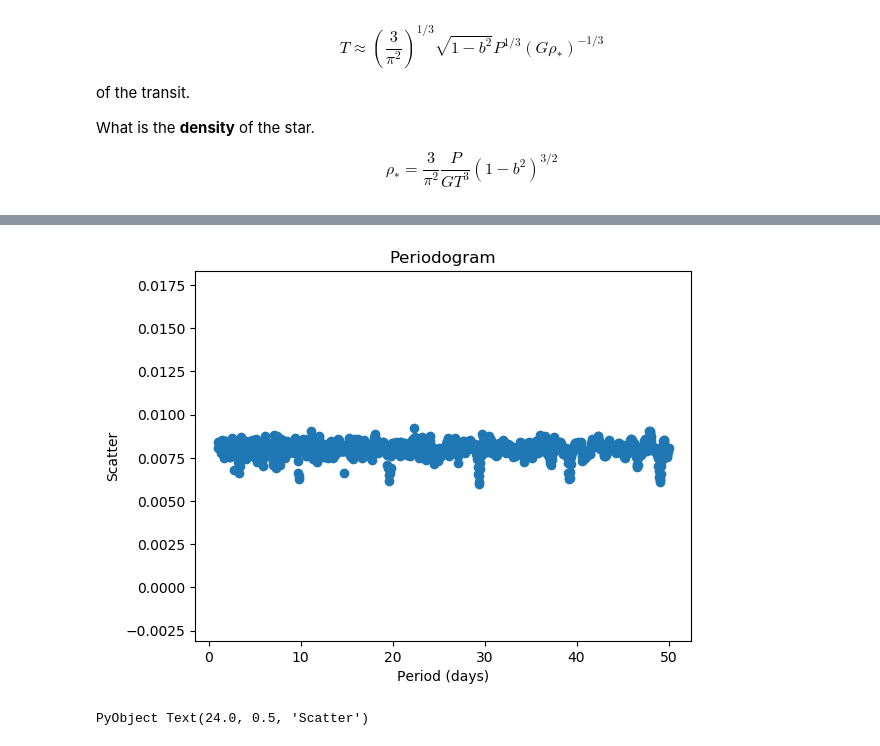
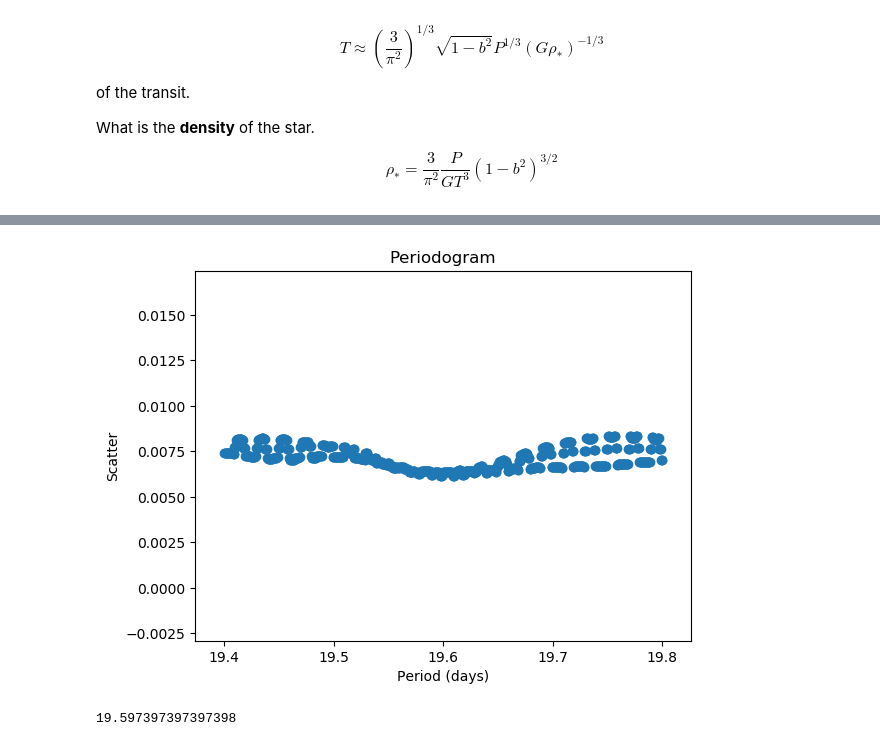
Before and after one commit to curriem/exoplanets_class, a Jupyter notebook: hw2/exoplanets_hw2.ipynb, the cells around one changed output, grey strips where cells are left out. Drawn from its saved outputs; the diff is of its cells as text; code cells hidden in the pictures.

```diff
--- a/hw2/exoplanets_hw2.ipynb
+++ b/hw2/exoplanets_hw2.ipynb
@@ -262,15 +263,19 @@ end;
 # %%
-function smooth(y; k=2)
+function smooth(y; num_neighbors=2)
+    # Make an array to store the smoothed values
     smoothed_ys = []
     for (i, y_i) in enumerate(y)
-        left = convert(Int64, maximum([1, floor(i - k / 2)]))
-        right = convert(Int64, minimum([size(y)[1], floor(i + k / 2)]))
+        # Perform bounds checking to make sure we don't go beyond the edges of the array
+        left = convert(Int64, maximum([1, floor(i - num_neighbors / 2)]))
+        right = convert(Int64, minimum([size(y)[1], floor(i + num_neighbors / 2)]))
         num = 0
         total = 0
+        # Loop over data and accumulate values
         for j in range(left, stop=right)
             num += 1
             total += y[j]
         end
+        # Append average to smoothed values array
         append!(smoothed_ys, total / num)
     end
     return smoothed_ys
@@ -305,10 +352,13 @@ scatter()
 # %%
-Ps = collect(range(1, stop=50, length=1000))
+Ps = collect(range(19.4, stop=19.8, length=1000))
 scatters = periodogram(smooth(flux, k=10), time, Ps)
+figure()
 scatter(Ps, scatters)
 title("Periodogram")
 xlabel("Period (days)")
 ylabel("Scatter")
+show()
+P_2 = Ps[argmin(scatters)]
 # %% [output]
-[figure, old version]
+[figure, new version]
-PyObject Text(24.0, 0.5, 'Scatter')
+19.597397397397398
```
Also changed, not shown: parts of 33 cells of this notebook.
